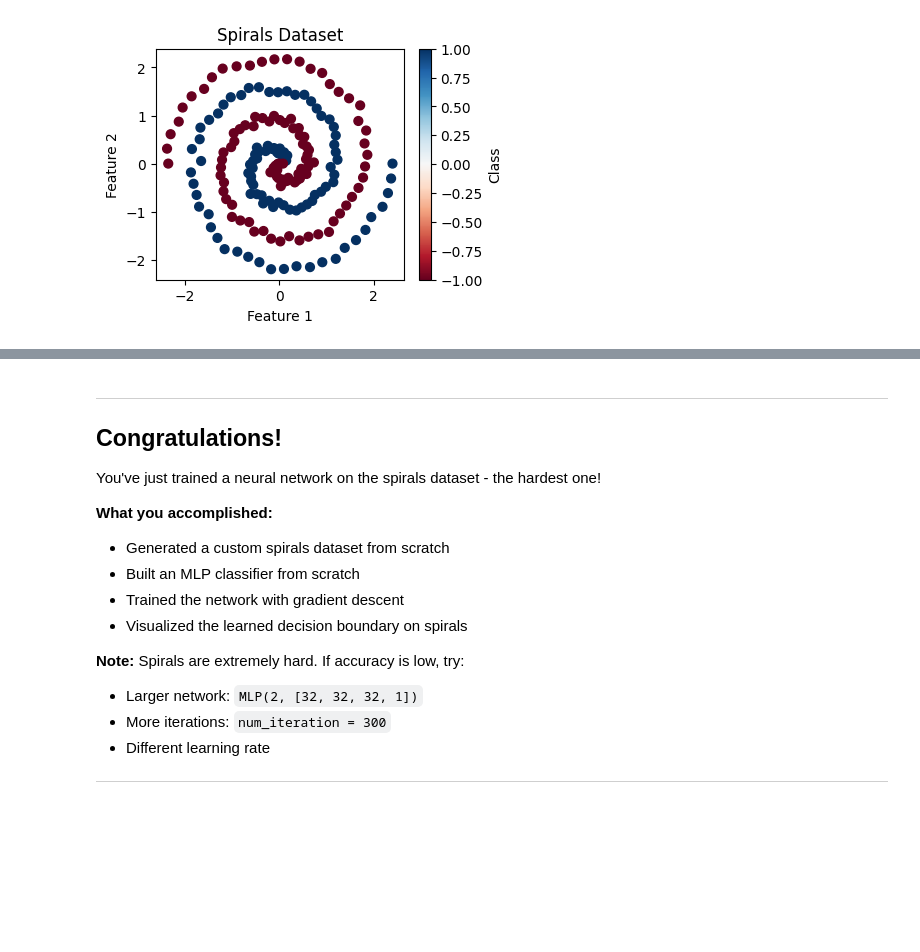
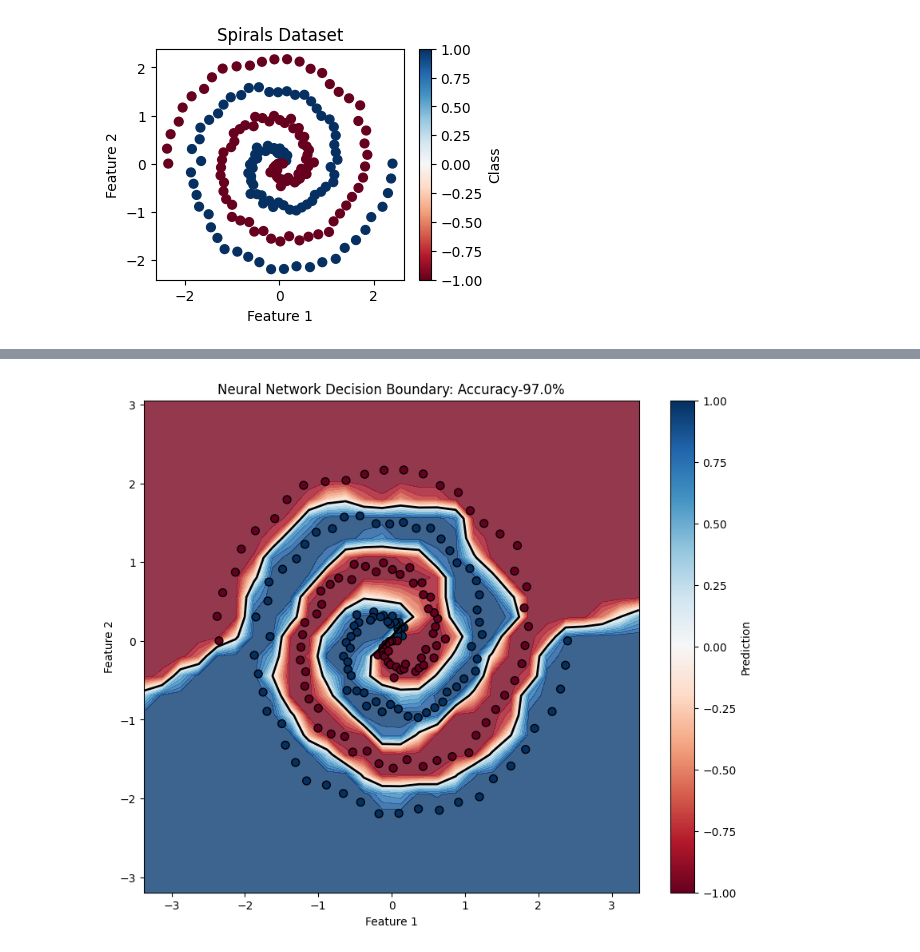
Before and after one commit to dev-arctik/neural_network_learning, a Jupyter notebook: 008-practice_make_spirals.ipynb, the cells around one changed output, grey strips where cells are left out. Cells and saved outputs as stored; diff of their text form; code cells hidden in the pictures; blank space fills up the shorter version.

Commit message:
Success with spiral dataset...

```diff
--- a/008-practice_make_spirals.ipynb
+++ b/008-practice_make_spirals.ipynb
@@ -263,6 +296,6 @@ With only 2 layers, the network simply doesn't have the representational power t
 # %%
-random.seed(17)
-model = MLP(2, [32, 32, 16, 8, 1])
+random.seed(42)
+model = MLP(2, [32, 32, 1])
 
 print(f"Model created!")
 print(f"Total parameters: {len(model.parameters())}")
@@ -387,45 +496,28 @@ We'll:
 # %%
 def plot_decision_boundary(model, X, y):
 	h = 0.25
 	x_min, x_max = X[:, 0].min() - 1, X[:, 0].max() + 1
 	y_min, y_max = X[:, 1].min() - 1, X[:, 1].max() + 1
 	xx, yy = np.meshgrid(np.arange(x_min, x_max, h),
 						 np.arange(y_min, y_max, h))
 
 	mesh_points = np.c_[xx.ravel(), yy.ravel()]
 	Z = []
 	for point in mesh_points:
 		pred = model(list(point))
 		Z.append(pred.data)
 	Z = np.array(Z).reshape(xx.shape)
 
 	plt.figure(figsize=(10, 8))
 	plt.contourf(xx, yy, Z, levels=np.linspace(-1, 1, 20), cmap='RdBu', alpha=0.8)
 	plt.contour(xx, yy, Z, levels=[0], colors='black', linewidths=2)
 	plt.scatter(X[:, 0], X[:, 1], c=y, cmap='RdBu', edgecolors='black', s=50)
 	plt.xlabel('Feature 1')
 	plt.ylabel('Feature 2')
-	plt.title('Neural Network Decision Boundary')
+	plt.title(f'Neural Network Decision Boundary: Accuracy-{accuracy*100:.1f}%')
 	plt.colorbar(label='Prediction')
 	plt.show()
 
 plot_decision_boundary(model, X, y)
+# %% [output]
+[figure, added]
-# %% [markdown]
----
-
-## Congratulations!
-
-You've just trained a neural network on the spirals dataset - the hardest one!
-
-**What you accomplished:**
-- Generated a custom spirals dataset from scratch
-- Built an MLP classifier from scratch
-- Trained the network with gradient descent
-- Visualized the learned decision boundary on spirals
-
-**Note:** Spirals are extremely hard. If accuracy is low, try:
-- Larger network: `MLP(2, [32, 32, 32, 1])`
-- More iterations: `num_iteration = 300`
-- Different learning rate
-
----
```
Also changed, not shown: parts of 18 cells of this notebook.
